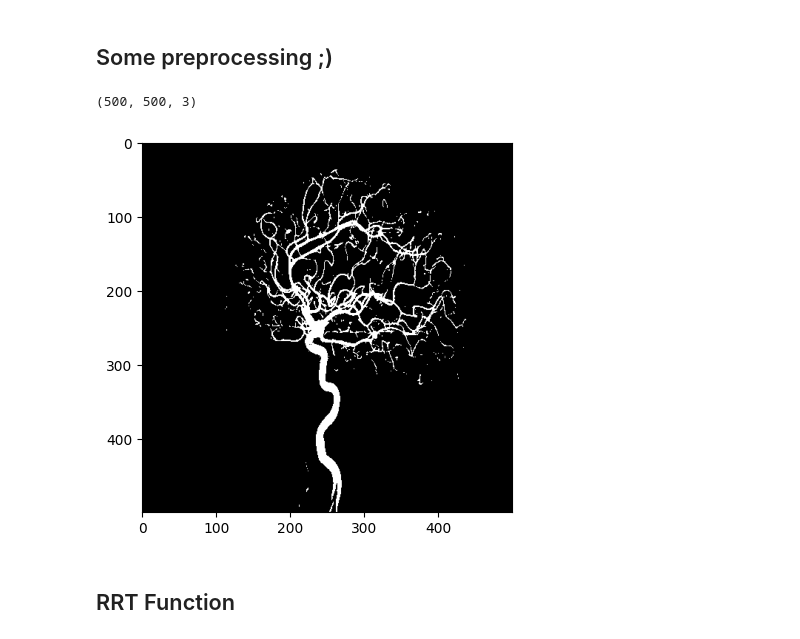
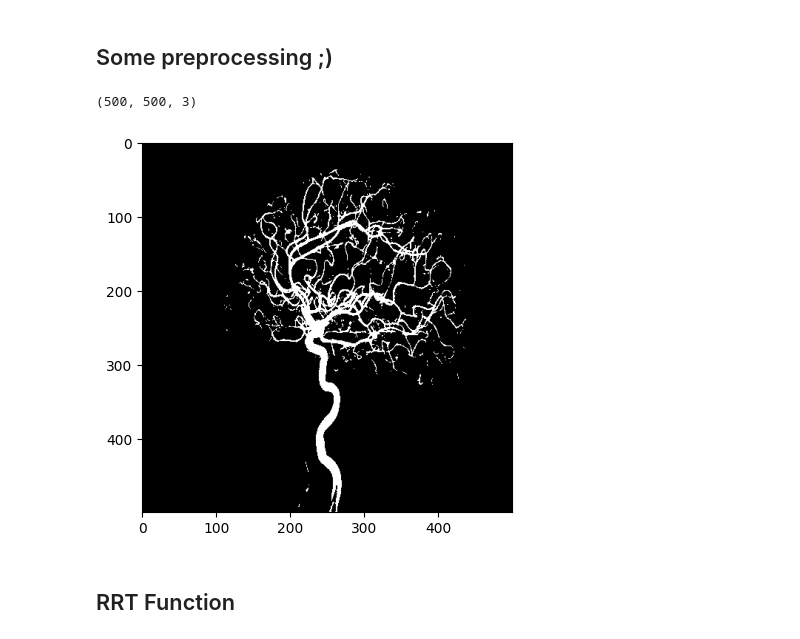
Before and after one commit to joeFPV99/MIPGN, a Jupyter notebook: PythonBasicsNotebookPt1/Path planning/3.2_RRT_todo.ipynb, the cells around one changed output. Drawn from its saved outputs; the diff is of its cells as text; code cells hidden in the pictures.

```diff
--- a/PythonBasicsNotebookPt1/Path planning/3.2_RRT_todo.ipynb
+++ b/PythonBasicsNotebookPt1/Path planning/3.2_RRT_todo.ipynb
@@ -21,24 +21,24 @@ print(cdata.shape)
 # %%
 # Resize it to a resolution equal to 500x500.
 desired_resolution = (500,500) #touple with dimensions
 resized_image = cv2.resize(cdata, desired_resolution)
 print(resized_image.shape)
 
 # Convert the image into a grayscale image
 I = cv2.cvtColor(resized_image, cv2.COLOR_BGRA2GRAY)
 
 # Binarize the image
-_, BW = cv2.threshold(I, 140, 255, cv2.THRESH_BINARY)
+_, BW = cv2.threshold(I, 145, 255, cv2.THRESH_BINARY)
 
 # Invert binary image
 BW2 = cv2.bitwise_not(BW)
 
 #Show the image
 plt.imshow(BW2, cmap='gray')
 plt.show()
 # %% [output]
 (500, 500, 3)
-[figure, old version]
+[figure, new version]
 # %% [markdown]
 ## RRT Function
 # %%
```
Also changed, not shown: parts of 2 cells of this notebook, 6 other files.
